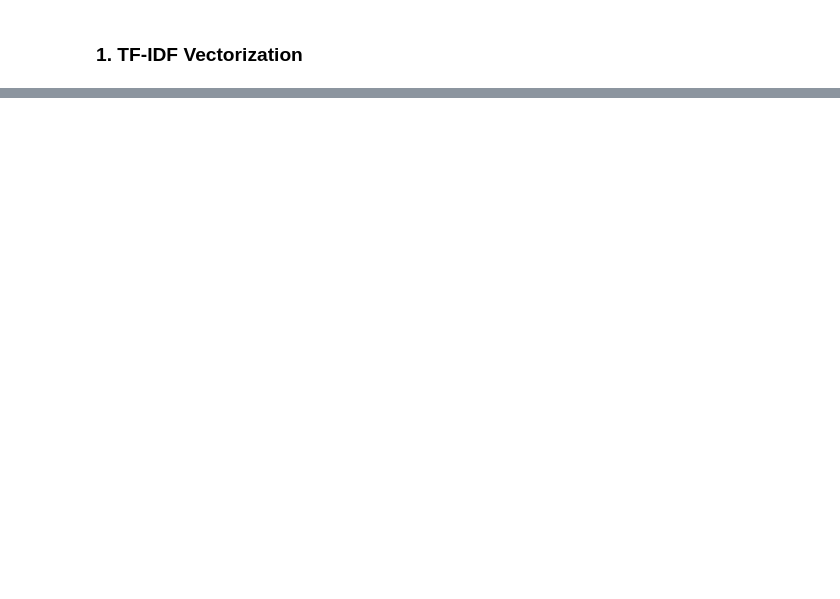
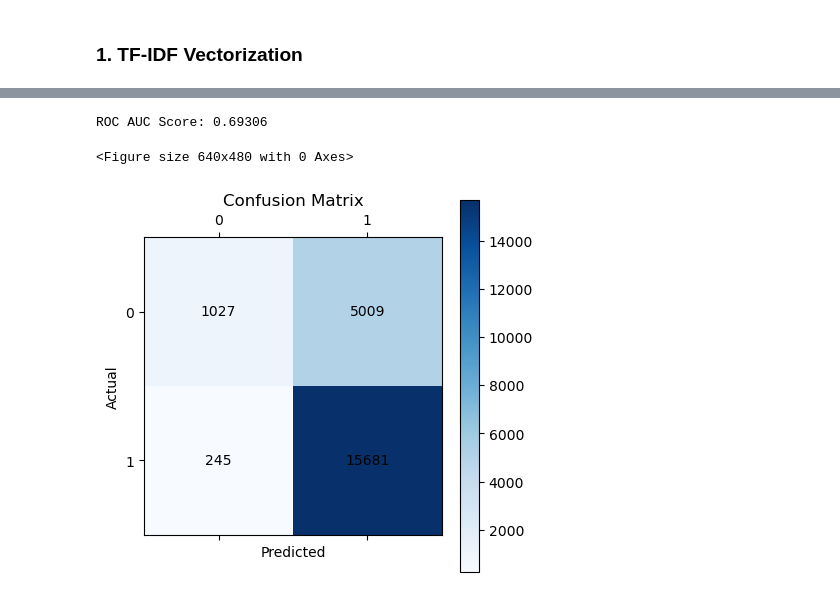
Before and after one commit to junyang99/IS424, a Jupyter notebook: Content-Based Classification (FEVER)/MultinomialNB.ipynb, the cells around one changed output, grey strips where cells are left out. Drawn from its saved outputs; the diff is of its cells as text; code cells hidden in the pictures; blank space fills up the shorter version.

```diff
--- a/Content-Based Classification (FEVER)/MultinomialNB.ipynb
+++ b/Content-Based Classification (FEVER)/MultinomialNB.ipynb
@@ -22,21 +12,24 @@ df_filtered = df_filtered[["claim", "label"]]
 # %%
-excel_filename = "data/filtered_fever_data.xlsx"
-df_filtered.to_excel(excel_filename, index=False)
+# excel_filename = "data/filtered_fever_data.xlsx"
+# df_filtered.to_excel(excel_filename, index=False)
+df_filtered = pd.read_excel("../data/filtered_fever_data.xlsx")
 # %%
-# Train-test split (70-30 ratio)
-X_train, X_test, y_train, y_test = train_test_split(df_filtered["claim"], df_filtered["label"], test_size=0.3, random_state=42)
+# Train-test split (80-20 ratio)
+X_train, X_test, y_train, y_test = train_test_split(df_filtered["claim"], df_filtered["label"], test_size=0.2, random_state=42)
 # %% [markdown]
 ### 1. TF-IDF Vectorization ###
 # %%
-tfidf_vectorizer = TfidfVectorizer()
+tfidf_vectorizer = TfidfVectorizer(stop_words='english', max_features=5000, ngram_range = (1,3))
+# tfidf_vectorizer = TfidfVectorizer(stop_words='english', max_features=5000)
+
 X_train_tfidf = tfidf_vectorizer.fit_transform(X_train)
 X_test_tfidf = tfidf_vectorizer.transform(X_test)
 # %%
 # Train and evaluate Naive Bayes model
-model_tfidf = MultinomialNB()
+model_tfidf = MultinomialNB(alpha = 1)
 model_tfidf.fit(X_train_tfidf, y_train)
 y_pred_tfidf = model_tfidf.predict(X_test_tfidf)
 
-print("\n=== TF-IDF Model Performance ===")
-print("Accuracy:", accuracy_score(y_test, y_pred_tfidf))
-print(classification_report(y_test, y_pred_tfidf))
+# print("\n=== TF-IDF Model Performance ===")
+# print("Accuracy:", accuracy_score(y_test, y_pred_tfidf))
+# print(classification_report(y_test, y_pred_tfidf))
@@ -103,0 +60,23 @@ weighted avg       0.81      0.78      0.73     32943
+# %%
+y_proba = model_tfidf.predict_proba(X_test_tfidf)[:, 1]
+roc_auc = round(roc_auc_score(y_test, y_proba), 5)
+print("ROC AUC Score:", roc_auc)
+# %% [output]
+ROC AUC Score: 0.69306
+# %%
+conf_matrix = confusion_matrix(y_test, y_pred_tfidf)
+plt.figure()
+plt.matshow(conf_matrix, cmap='Blues')
+plt.title("Confusion Matrix")
+plt.xlabel("Predicted")
+plt.ylabel("Actual")
+plt.colorbar()
+plt.xticks([0, 1])
+plt.yticks([0, 1])
+plt.grid(False)
+for (i, j), value in np.ndenumerate(conf_matrix):
+    plt.text(j, i, f'{value}', ha='center', va='center')
+plt.show()
+# %% [output]
+<Figure size 640x480 with 0 Axes>
+[figure, added]
```
Also changed, not shown: parts of 13 cells of this notebook, 3 other files.
